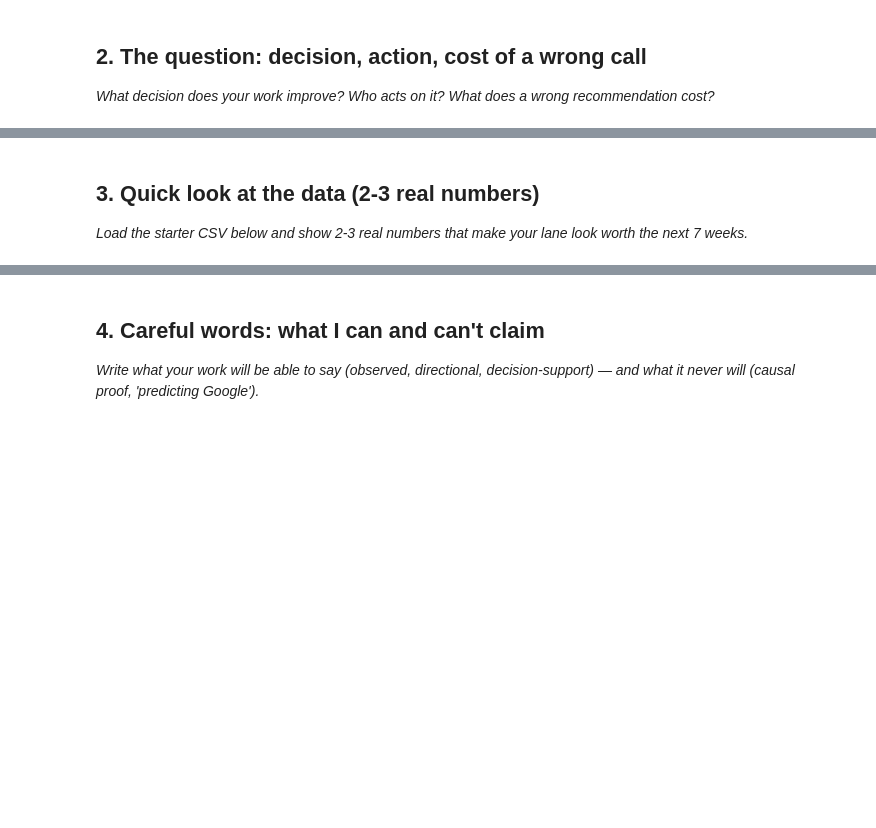
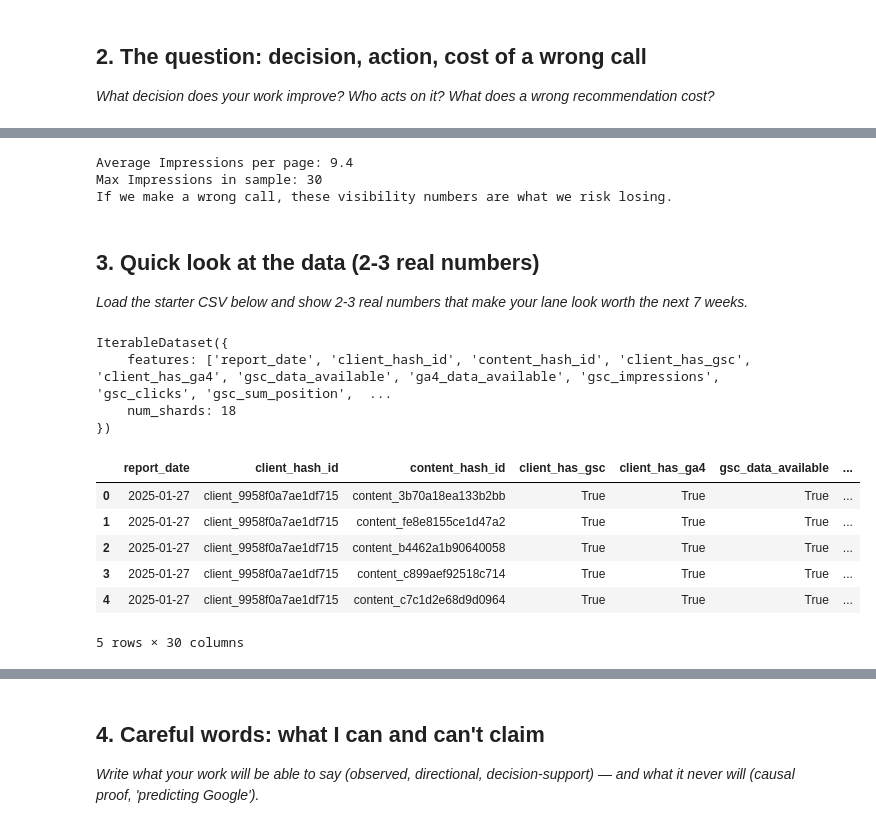
Before and after one commit to MuhammadFaizan0023/FlyRank_Week1_Assignment1, a Jupyter notebook: work/notebooks/w01_research_question.ipynb, the cells around one changed output, grey strips where cells are left out. Cells and saved outputs as stored; diff of their text form; code cells hidden in the pictures; blank space fills up the shorter version.

```diff
--- a/work/notebooks/w01_research_question.ipynb
+++ b/work/notebooks/w01_research_question.ipynb
@@ -20,6 +36,18 @@ This skeleton is yours to fill. Work the sections **in order** — each one has
 # %%
 # This cell is for CODE (numbers, a query, a check).
 # Write your text answer in the cell ABOVE this one — typing sentences here breaks Run All.
+# Backing 'The Question' with data: What is the scale of the visibility we are managing?
+# Taking sample data
+avg_impressions = df_sample['gsc_impressions'].mean()
+max_impressions = df_sample['gsc_impressions'].max()
+
+print(f"Average Impressions per page: {avg_impressions}")
+print(f"Max Impressions in sample: {max_impressions}")
+print("If we make a wrong call, these visibility numbers are what we risk losing.")
+# %% [output]
+Average Impressions per page: 9.4
+Max Impressions in sample: 30
+If we make a wrong call, these visibility numbers are what we risk losing.
 # %% [markdown]
 ## 3. Quick look at the data (2-3 real numbers)
 
@@ -27,3 +55,25 @@ This skeleton is yours to fill. Work the sections **in order** — each one has
 # %%
 # This cell is for CODE (numbers, a query, a check).
 # Write your text answer in the cell ABOVE this one — typing sentences here breaks Run All.
+from datasets import load_dataset
+ds = load_dataset("FlyRank/internship-warehouse", "fact_content_daily_performance", streaming=True, split="train")
+# %%
+print(ds)
+# %% [output]
+IterableDataset({
+    features: ['report_date', 'client_hash_id', 'content_hash_id', 'client_has_gsc', 'client_has_ga4', 'gsc_data_available', 'ga4_data_available', 'gsc_impressions', 'gsc_clicks', 'gsc_sum_position',  ...
+    num_shards: 18
+})
+# %%
+import pandas as pd
+sample_data = list(ds.take(5))
+df_sample = pd.DataFrame(sample_data)
+display(df_sample)
+# %% [output]
+|  | report_date | client_hash_id | content_hash_id | client_has_gsc | client_has_ga4 | gsc_data_available | ... |
+| 0 | 2025-01-27 | client_9958f0a7ae1df715 | content_3b70a18ea133b2bb | True | True | True | ... |
+| 1 | 2025-01-27 | client_9958f0a7ae1df715 | content_fe8e8155ce1d47a2 | True | True | True | ... |
+| 2 | 2025-01-27 | client_9958f0a7ae1df715 | content_b4462a1b90640058 | True | True | True | ... |
+| 3 | 2025-01-27 | client_9958f0a7ae1df715 | content_c899aef92518c714 | True | True | True | ... |
+| 4 | 2025-01-27 | client_9958f0a7ae1df715 | content_c7c1d2e68d9d0964 | True | True | True | ... |
+5 rows × 30 columns
```
Also changed, not shown: parts of 11 cells of this notebook.
